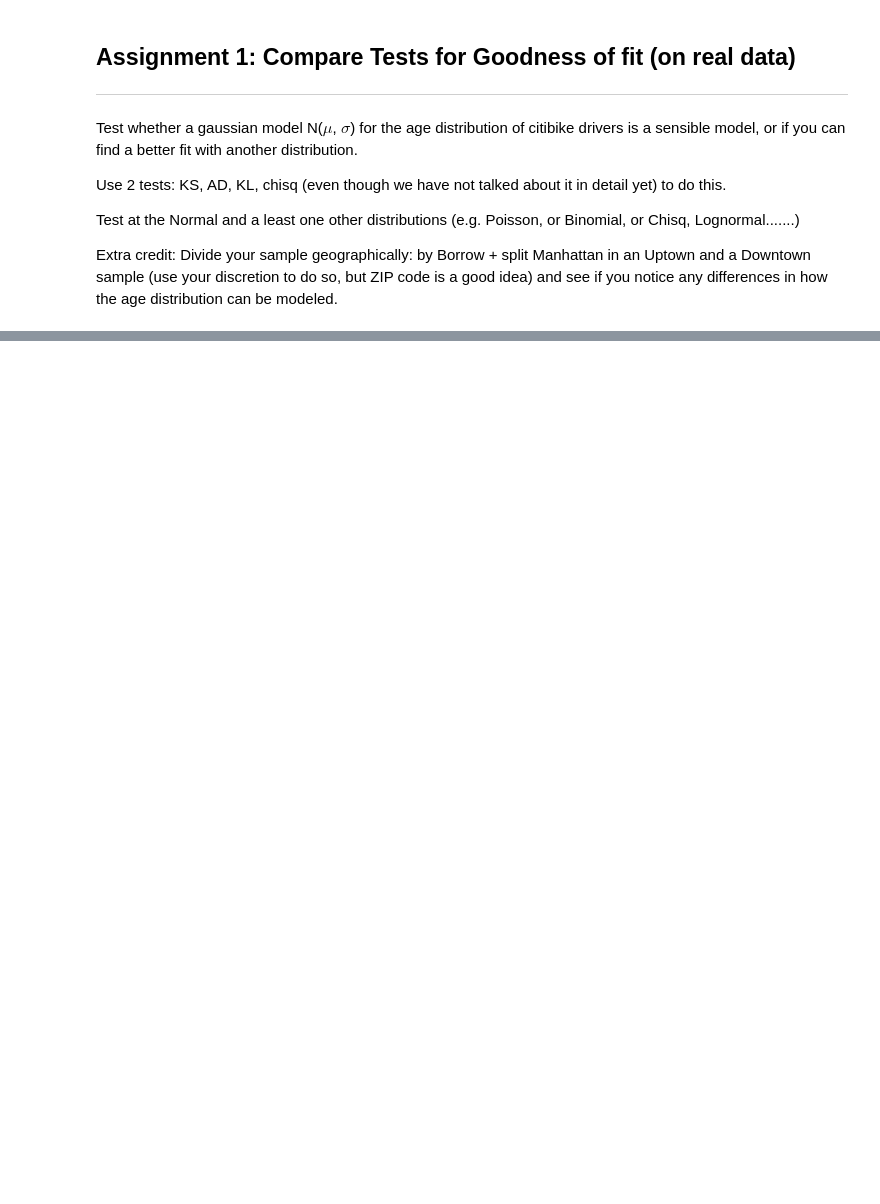
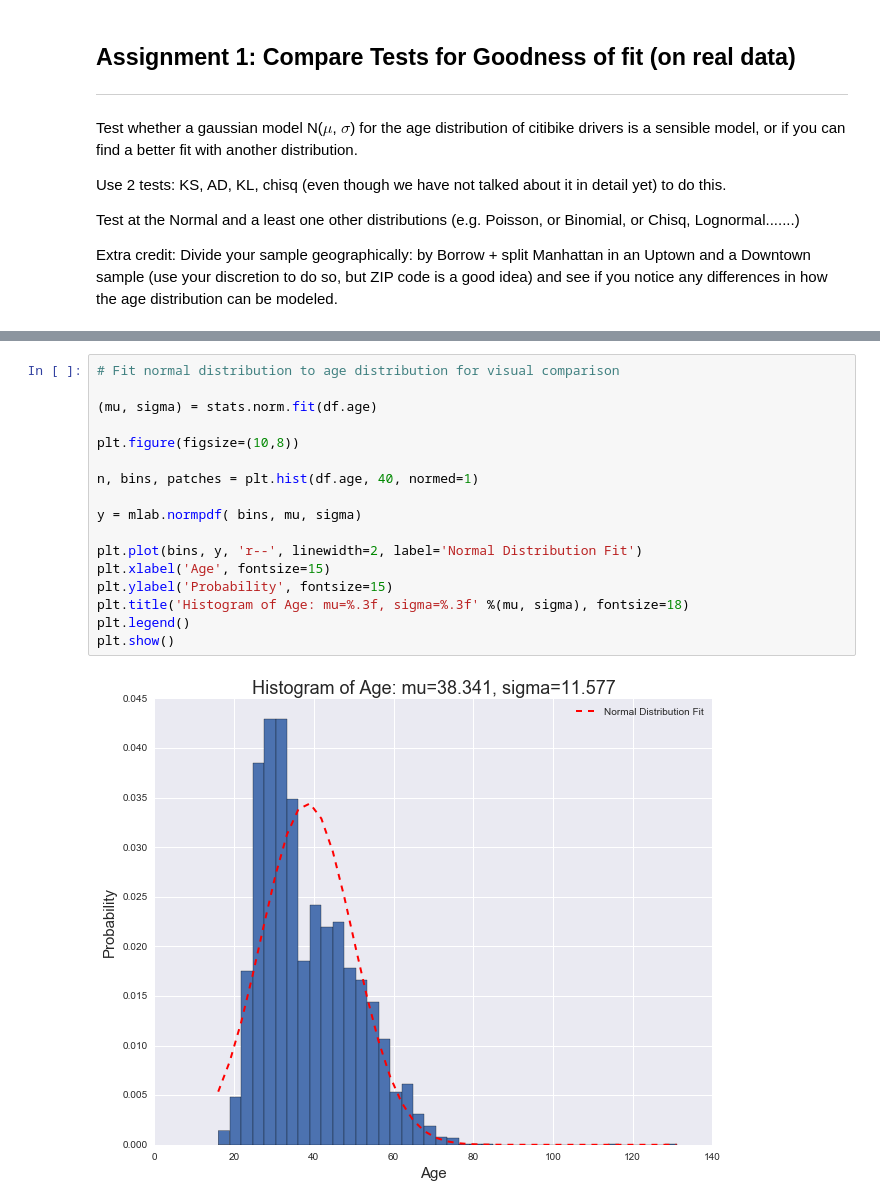
Before and after one commit to dfay88-zz/PUI2016_df1383, a Jupyter notebook: HW5_df1383/HW5_1_df1383.ipynb, the cells around one changed output, grey strips where cells are left out. Cells and saved outputs as stored; diff of their text form; blank space fills up the shorter version.

```diff
--- a/HW5_df1383/HW5_1_df1383.ipynb
+++ b/HW5_df1383/HW5_1_df1383.ipynb
@@ -67,0 +95,19 @@ AndersonResult(statistic=14852.884632388828, critical_values=array([ 0.426,  0.5
+# %%
+# Fit normal distribution to age distribution for visual comparison
+
+(mu, sigma) = stats.norm.fit(df.age)
+
+plt.figure(figsize=(10,8))
+
+n, bins, patches = plt.hist(df.age, 40, normed=1)
+
+y = mlab.normpdf( bins, mu, sigma)
+
+plt.plot(bins, y, 'r--', linewidth=2, label='Normal Distribution Fit')
+plt.xlabel('Age', fontsize=15)
+plt.ylabel('Probability', fontsize=15)
+plt.title('Histogram of Age: mu=%.3f, sigma=%.3f' %(mu, sigma), fontsize=18)
+plt.legend()
+plt.show()
+# %% [output]
+[figure, added]
```
Also changed, not shown: parts of 15 cells of this notebook.
